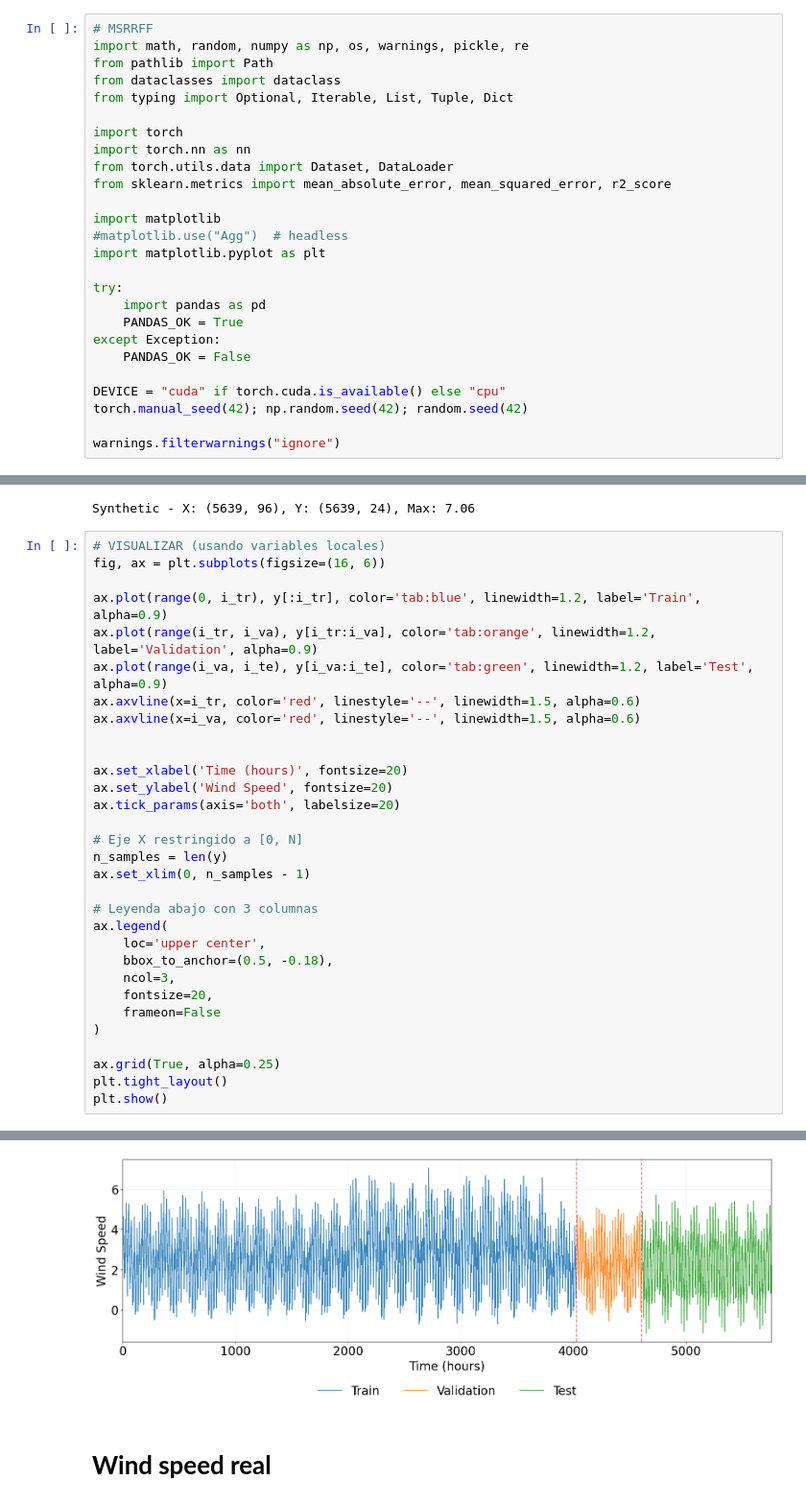
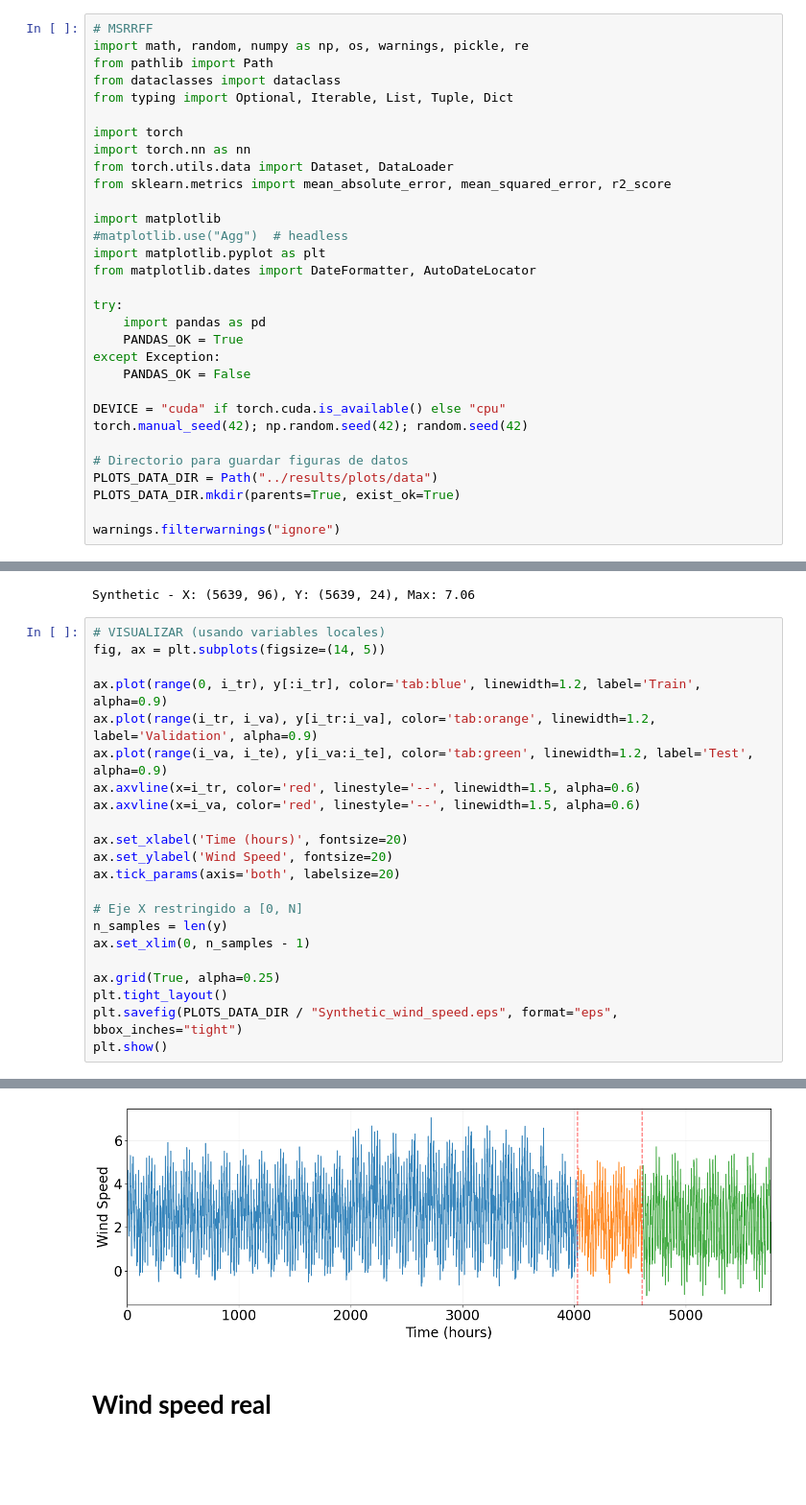
Before and after one commit to ealeongomez/MSRRFF-Wind-Forecast, a Jupyter notebook: notebooks/data.ipynb, the cells around one changed output, grey strips where cells are left out. Shown at 96% size. Saved outputs shown, nothing was run; the diff lists cells and outputs as text; blank space fills up the shorter version.

```diff
--- a/notebooks/data.ipynb
+++ b/notebooks/data.ipynb
@@ -13,6 +13,7 @@ from sklearn.metrics import mean_absolute_error, mean_squared_error, r2_score
 import matplotlib
 #matplotlib.use("Agg")  # headless
 import matplotlib.pyplot as plt
+from matplotlib.dates import DateFormatter, AutoDateLocator
 
 try:
     import pandas as pd
@@ -23,6 +24,10 @@ except Exception:
 DEVICE = "cuda" if torch.cuda.is_available() else "cpu"
 torch.manual_seed(42); np.random.seed(42); random.seed(42)
 
+# Directorio para guardar figuras de datos
+PLOTS_DATA_DIR = Path("../results/plots/data")
+PLOTS_DATA_DIR.mkdir(parents=True, exist_ok=True)
+
 warnings.filterwarnings("ignore")
 # %%
 data_dict = {}
@@ -195,14 +200,13 @@ print(f"Synthetic - X: {X_synth.shape}, Y: {Y_synth.shape}, Max: {max_synth:.2f}
 Synthetic - X: (5639, 96), Y: (5639, 24), Max: 7.06
 # %%
 # VISUALIZAR (usando variables locales)
-fig, ax = plt.subplots(figsize=(16, 6))
+fig, ax = plt.subplots(figsize=(14, 5))
 
 ax.plot(range(0, i_tr), y[:i_tr], color='tab:blue', linewidth=1.2, label='Train', alpha=0.9)
 ax.plot(range(i_tr, i_va), y[i_tr:i_va], color='tab:orange', linewidth=1.2, label='Validation', alpha=0.9)
 ax.plot(range(i_va, i_te), y[i_va:i_te], color='tab:green', linewidth=1.2, label='Test', alpha=0.9)
 ax.axvline(x=i_tr, color='red', linestyle='--', linewidth=1.5, alpha=0.6)
 ax.axvline(x=i_va, color='red', linestyle='--', linewidth=1.5, alpha=0.6)
-
 
 ax.set_xlabel('Time (hours)', fontsize=20)
 ax.set_ylabel('Wind Speed', fontsize=20)
@@ -212,16 +216,8 @@ ax.tick_params(axis='both', labelsize=20)
 n_samples = len(y)
 ax.set_xlim(0, n_samples - 1)
 
-# Leyenda abajo con 3 columnas
-ax.legend(
-    loc='upper center',
-    bbox_to_anchor=(0.5, -0.18),
-    ncol=3,
-    fontsize=20,
-    frameon=False
-)
-
 ax.grid(True, alpha=0.25)
 plt.tight_layout()
+plt.savefig(PLOTS_DATA_DIR / "Synthetic_wind_speed.eps", format="eps", bbox_inches="tight")
 plt.show()
 # %% [output]
@@ -228,4 +225,4 @@ plt.show()
-[figure, old version]
+[figure, new version]
 # %% [markdown]
 # **Wind speed real**
 # %%
```
Also changed, not shown: parts of 5 cells of this notebook.
